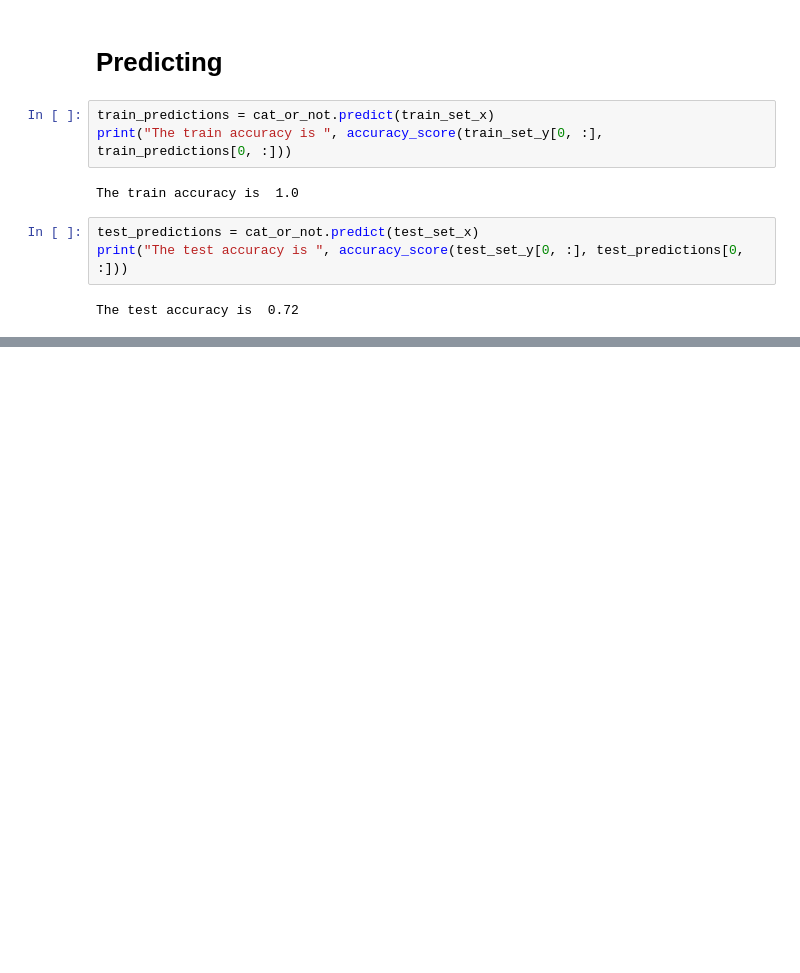
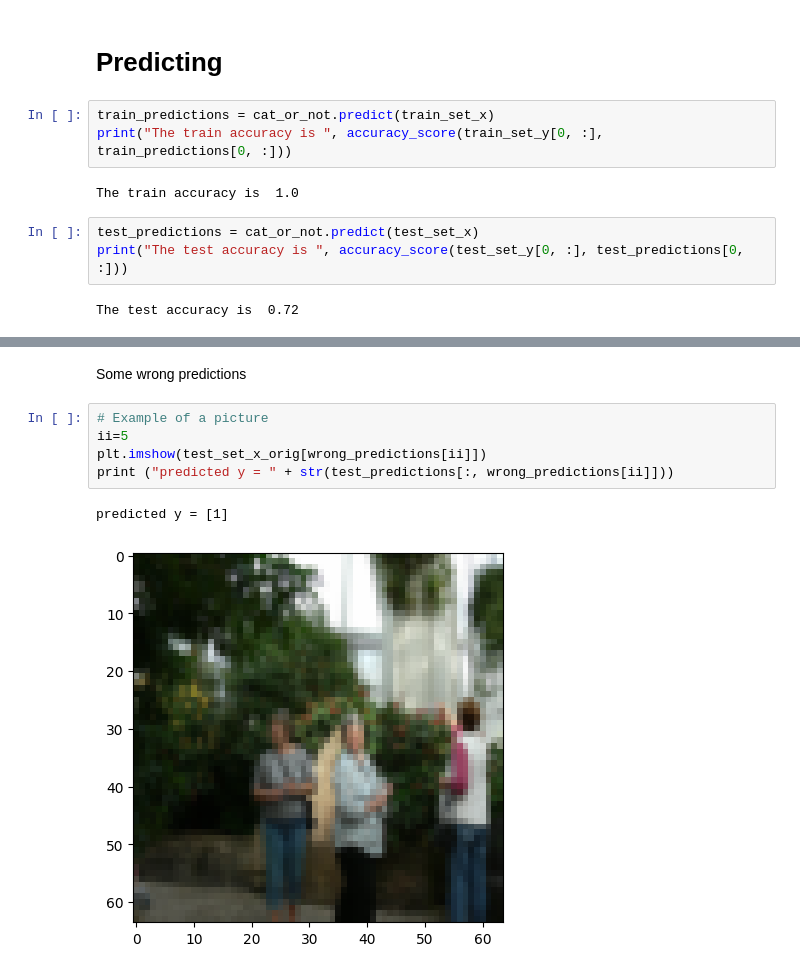
Before and after one commit to cirvine97/numpy_neural_net, a Jupyter notebook: cats_vs_dogs.ipynb, the cells around one changed output, grey strips where cells are left out. Cells and saved outputs as stored; diff of their text form; blank space fills up the shorter version.

```diff
--- a/cats_vs_dogs.ipynb
+++ b/cats_vs_dogs.ipynb
@@ -99,0 +113,10 @@ The test accuracy is  0.72
+# %% [markdown]
+Some wrong predictions
+# %%
+# Example of a picture
+ii=5
+plt.imshow(test_set_x_orig[wrong_predictions[ii]])
+print ("predicted y = " + str(test_predictions[:, wrong_predictions[ii]]))
+# %% [output]
+predicted y = [1]
+[figure, added]
```
Also changed, not shown: parts of 5 cells of this notebook.
